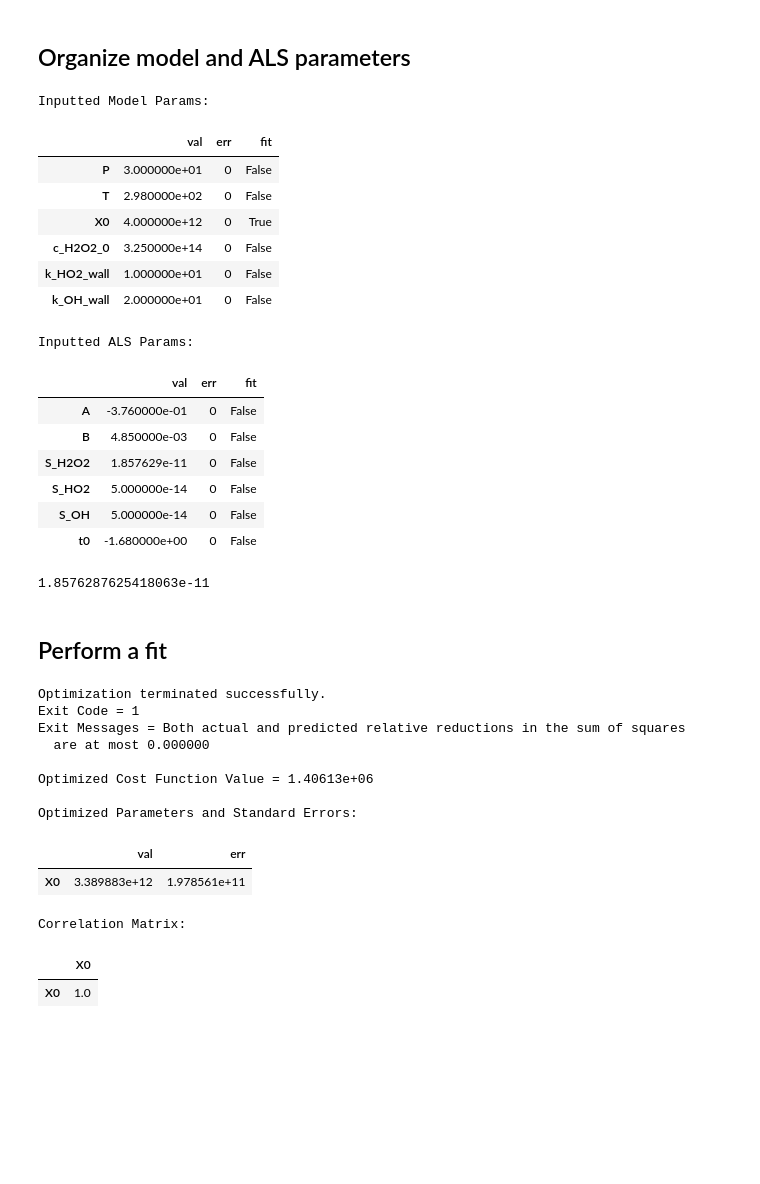
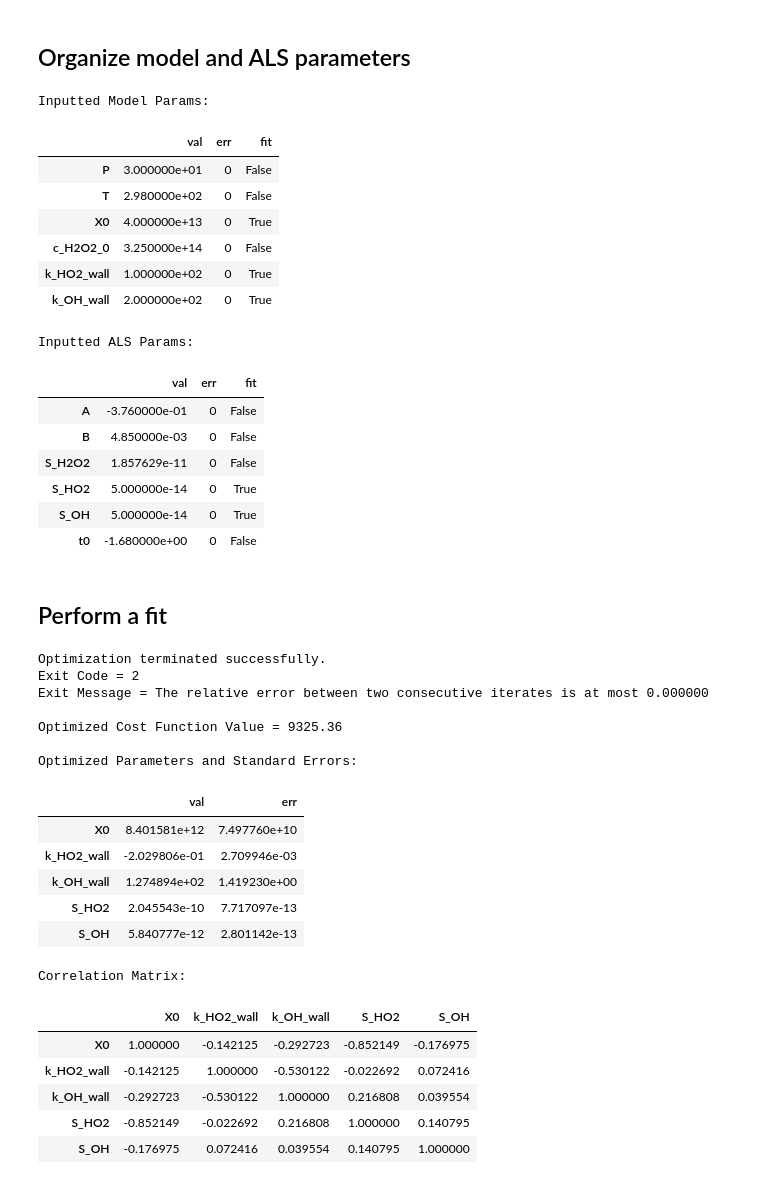
Before and after one commit to mdsmarte/ALS-Kinetic-Model, a Jupyter notebook: ex_notebook_1.ipynb, the cells around one changed output. Drawn from its saved outputs; the diff is of its cells as text; code cells hidden in the pictures; blank space fills up the shorter version.

```diff
--- a/ex_notebook_1.ipynb
+++ b/ex_notebook_1.ipynb
@@ -58,12 +58,12 @@ idx_zero = np.abs(t-(-1.68)).argmin()
 S_H2O2 = df_val.iloc[:idx_zero,df_val.columns.get_loc('H2O2')].mean() / c_H2O2_0
 
 model_params = {}
-model_params['X0'] =         {'val':4.0e12,     'err':0, 'fit':True}
-model_params['k_OH_wall'] =  {'val':20.,        'err':0, 'fit':False}
-model_params['k_HO2_wall'] = {'val':10.,        'err':0, 'fit':False}
-model_params['T'] =          {'val':298.,       'err':0, 'fit':False}
-model_params['P'] =          {'val':30.,        'err':0, 'fit':False}
-model_params['c_H2O2_0'] =   {'val':c_H2O2_0,   'err':0, 'fit':False}
+model_params['X0'] =         {'val':4.0e13,     'err':0,  'fit':True}
+model_params['k_OH_wall'] =  {'val':200.,        'err':0, 'fit':True}
+model_params['k_HO2_wall'] = {'val':100.,        'err':0, 'fit':True}
+model_params['T'] =          {'val':298.,       'err':0,  'fit':False}
+model_params['P'] =          {'val':30.,        'err':0,  'fit':False}
+model_params['c_H2O2_0'] =   {'val':c_H2O2_0,   'err':0,  'fit':False}
 model_params = pd.DataFrame.from_dict(model_params, orient='index')
 
 print('Inputted Model Params:')
@@ -71,8 +71,8 @@ display(model_params)
 
 ALS_params = {}
 ALS_params['S_H2O2'] =  {'val':S_H2O2,    'err':0, 'fit':False}
-ALS_params['S_OH'] =    {'val':5e-14,     'err':0, 'fit':False}
-ALS_params['S_HO2'] =   {'val':5e-14,     'err':0, 'fit':False}
+ALS_params['S_OH'] =    {'val':5e-14,     'err':0, 'fit':True}
+ALS_params['S_HO2'] =   {'val':5e-14,     'err':0, 'fit':True}
 ALS_params['A'] =       {'val':-3.76e-1,  'err':0, 'fit':False}
 ALS_params['B'] =       {'val':4.85e-3,   'err':0, 'fit':False}
 ALS_params['t0'] =      {'val':-1.68,     'err':0, 'fit':False}
@@ -80,41 +80,48 @@ ALS_params = pd.DataFrame.from_dict(ALS_params, orient='index')
 
 print('Inputted ALS Params:')
 display(ALS_params)
-
-print(S_H2O2)
 # %% [output]
 Inputted Model Params:
 |  | val | err | fit |
 | P | 3.000000e+01 | 0 | False |
 | T | 2.980000e+02 | 0 | False |
-| X0 | 4.000000e+12 | 0 | True |
+| X0 | 4.000000e+13 | 0 | True |
 | c_H2O2_0 | 3.250000e+14 | 0 | False |
-| k_HO2_wall | 1.000000e+01 | 0 | False |
-| k_OH_wall | 2.000000e+01 | 0 | False |
+| k_HO2_wall | 1.000000e+02 | 0 | True |
+| k_OH_wall | 2.000000e+02 | 0 | True |
 Inputted ALS Params:
 |  | val | err | fit |
 | A | -3.760000e-01 | 0 | False |
 | B | 4.850000e-03 | 0 | False |
 | S_H2O2 | 1.857629e-11 | 0 | False |
-| S_HO2 | 5.000000e-14 | 0 | False |
-| S_OH | 5.000000e-14 | 0 | False |
+| S_HO2 | 5.000000e-14 | 0 | True |
+| S_OH | 5.000000e-14 | 0 | True |
 | t0 | -1.680000e+00 | 0 | False |
-1.8576287625418063e-11
 # %% [markdown]
 ## Perform a fit
 # %%
-df_p, df_cov_p, df_corr_p, cost, mesg, ier = model.fit(t, tbin, data, model_params, ALS_params, err_weight=False)
+df_p, df_cov_p, df_corr_p, cost, mesg, ier \
+    = model.fit(t, tbin, data, model_params, ALS_params, err_weight=True)
+
+df_p.to_csv('params.csv')
 # %% [output]
 Optimization terminated successfully.
-Exit Code = 1
-Exit Messages = Both actual and predicted relative reductions in the sum of squares
-  are at most 0.000000
+Exit Code = 2
+Exit Message = The relative error between two consecutive iterates is at most 0.000000
 
-Optimized Cost Function Value = 1.40613e+06
+Optimized Cost Function Value = 9325.36
 
 Optimized Parameters and Standard Errors:
 |  | val | err |
-| X0 | 3.389883e+12 | 1.978561e+11 |
+| X0 | 8.401581e+12 | 7.497760e+10 |
+| k_HO2_wall | -2.029806e-01 | 2.709946e-03 |
+| k_OH_wall | 1.274894e+02 | 1.419230e+00 |
+| S_HO2 | 2.045543e-10 | 7.717097e-13 |
+| S_OH | 5.840777e-12 | 2.801142e-13 |
 Correlation Matrix:
-|  | X0 |
-| X0 | 1.0 |
+|  | X0 | k_HO2_wall | k_OH_wall | S_HO2 | S_OH |
+| X0 | 1.000000 | -0.142125 | -0.292723 | -0.852149 | -0.176975 |
+| k_HO2_wall | -0.142125 | 1.000000 | -0.530122 | -0.022692 | 0.072416 |
+| k_OH_wall | -0.292723 | -0.530122 | 1.000000 | 0.216808 | 0.039554 |
+| S_HO2 | -0.852149 | -0.022692 | 0.216808 | 1.000000 | 0.140795 |
+| S_OH | -0.176975 | 0.072416 | 0.039554 | 0.140795 | 1.000000 |
```
Also changed, not shown: parts of 3 cells of this notebook, 2 other files.
